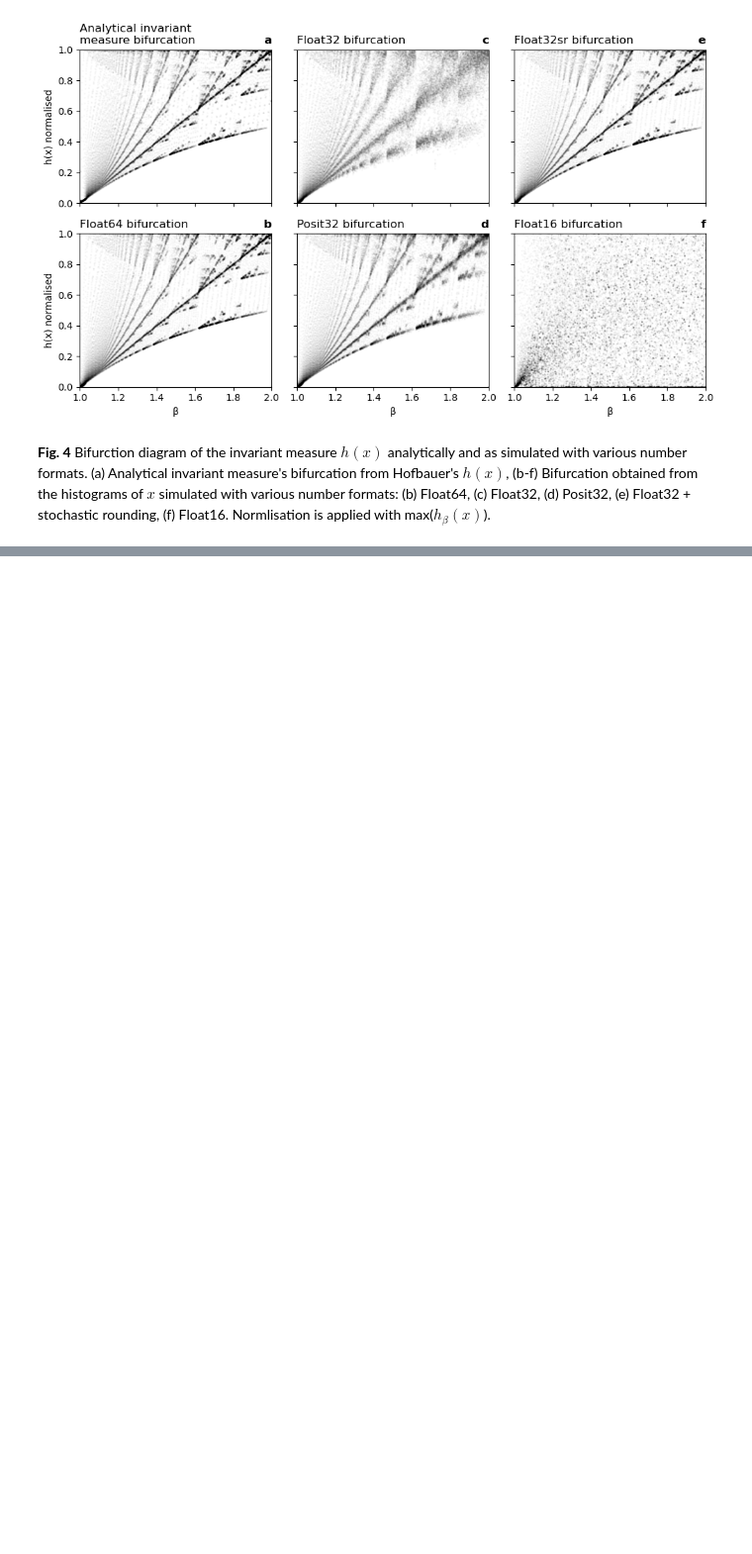
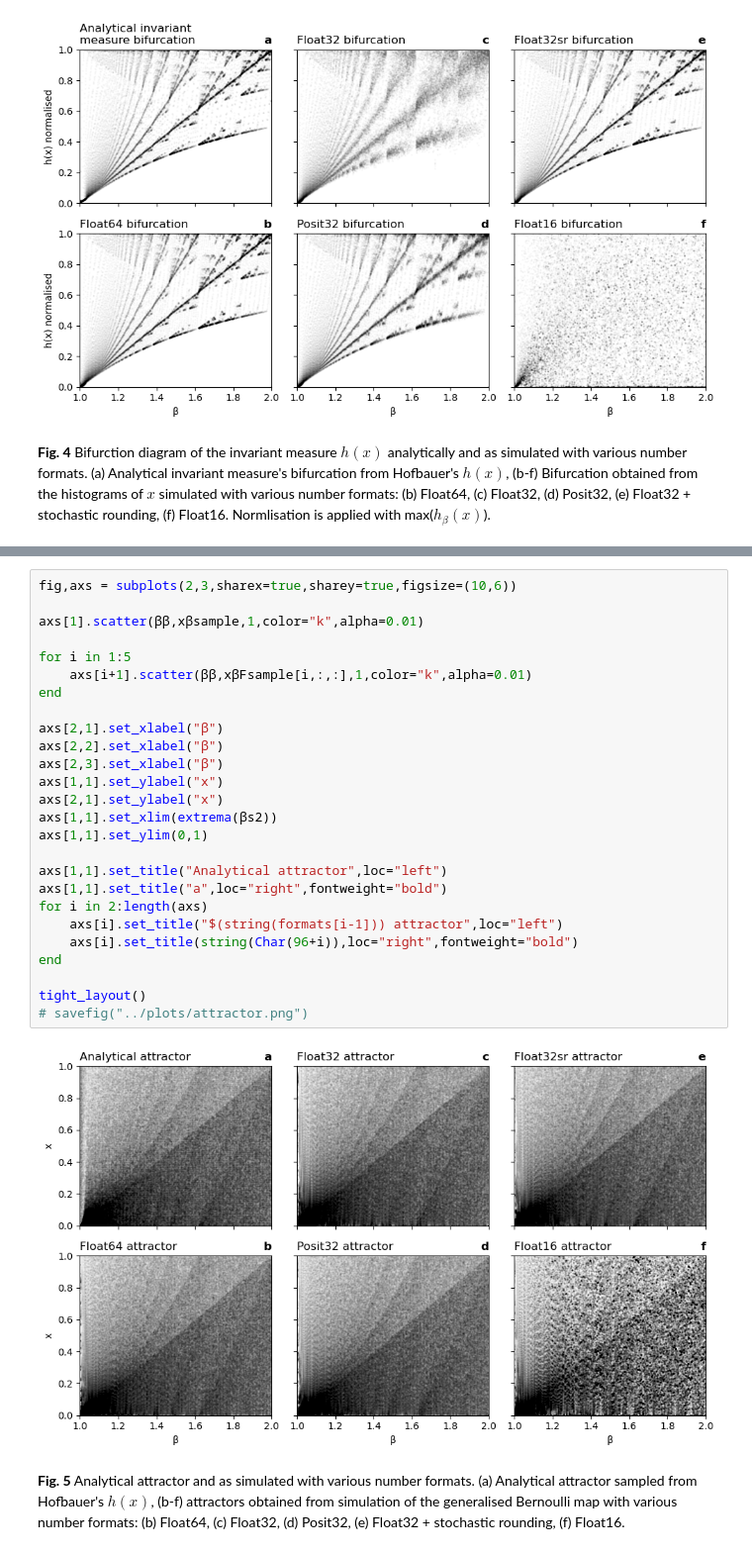
Before and after one commit to milankl/BernoulliMap, a Jupyter notebook: src/Bernoulli_map.ipynb, the cells around one changed output, grey strips where cells are left out. Shown at 99% size. Saved outputs shown, nothing was run; the diff lists cells and outputs as text; blank space fills up the shorter version.

Commit message:
attractor included

```diff
--- a/src/Bernoulli_map.ipynb
+++ b/src/Bernoulli_map.ipynb
@@ -290,0 +328,30 @@ savefig("../plots/bifurcation.png")
+# %%
+fig,axs = subplots(2,3,sharex=true,sharey=true,figsize=(10,6))
+
+axs[1].scatter(ββ,xβsample,1,color="k",alpha=0.01)
+
+for i in 1:5
+    axs[i+1].scatter(ββ,xβFsample[i,:,:],1,color="k",alpha=0.01)
+end
+
+axs[2,1].set_xlabel("β")
+axs[2,2].set_xlabel("β")
+axs[2,3].set_xlabel("β")
+axs[1,1].set_ylabel("x")
+axs[2,1].set_ylabel("x")
+axs[1,1].set_xlim(extrema(βs2))
+axs[1,1].set_ylim(0,1)
+
+axs[1,1].set_title("Analytical attractor",loc="left")
+axs[1,1].set_title("a",loc="right",fontweight="bold")
+for i in 2:length(axs)
+    axs[i].set_title("$(string(formats[i-1])) attractor",loc="left")
+    axs[i].set_title(string(Char(96+i)),loc="right",fontweight="bold")
+end
+
+tight_layout()
+# savefig("../plots/attractor.png")
+# %% [output]
+[figure, added]
+# %% [markdown]
+**Fig. 5** Analytical attractor and as simulated with various number formats. (a) Analytical attractor sampled from Hofbauer's $h(x)$, (b-f) attractors obtained from simulation of the generalised Bernoulli map with various number formats: (b) Float64, (c) Float32, (d) Posit32, (e) Float32 + stochastic rounding, (f) Float16.
```
Also changed, not shown: parts of 7 cells of this notebook, 1 other file.
